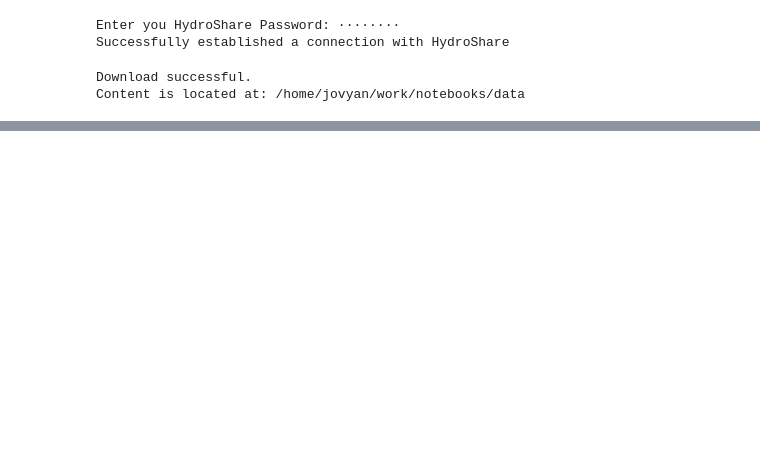
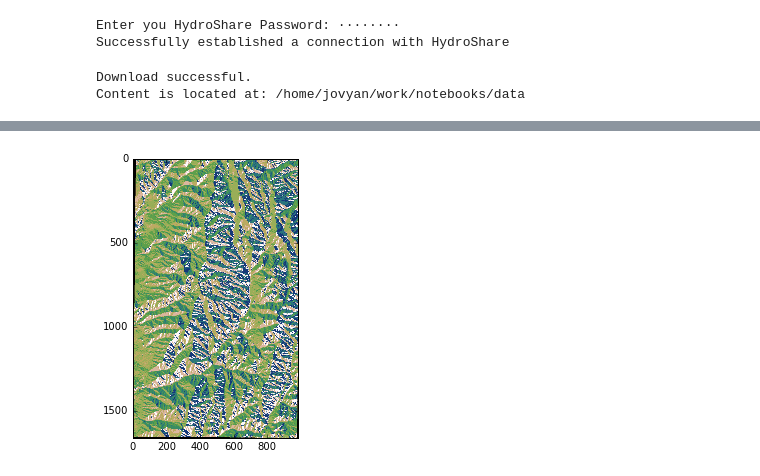
Before and after one commit to hydroshare/hydroshare-jupyterhub, a Jupyter notebook: notebooks/examples/taudem.ipynb, the cells around one changed output, grey strips where cells are left out. Cells and saved outputs as stored; diff of their text form; code cells hidden in the pictures; blank space fills up the shorter version.

```diff
--- a/notebooks/examples/taudem.ipynb
+++ b/notebooks/examples/taudem.ipynb
@@ -42,0 +88,8 @@ plt.show()
+# %%
+# Calculate D8 flow direction
+
+# set the output paths for the d8flowdir operation
+fdr = os.path.join(data_directory, 'fdr.tif')  # flowdir
+sd8 = os.path.join(data_directory, 'sd8.tif')  # slope
+cmd = 'd8flowdir -fel %s -sd8 %s -p %s' % (fill, sd8, fdr)
+run(cmd)
@@ -42,0 +107,5 @@ plt.show()
+# %%
+# plot the fdr result
+plot_tiff(fdr)
+# %% [output]
+[figure, added]
```
Also changed, not shown: parts of 11 cells of this notebook, 1 other file.
